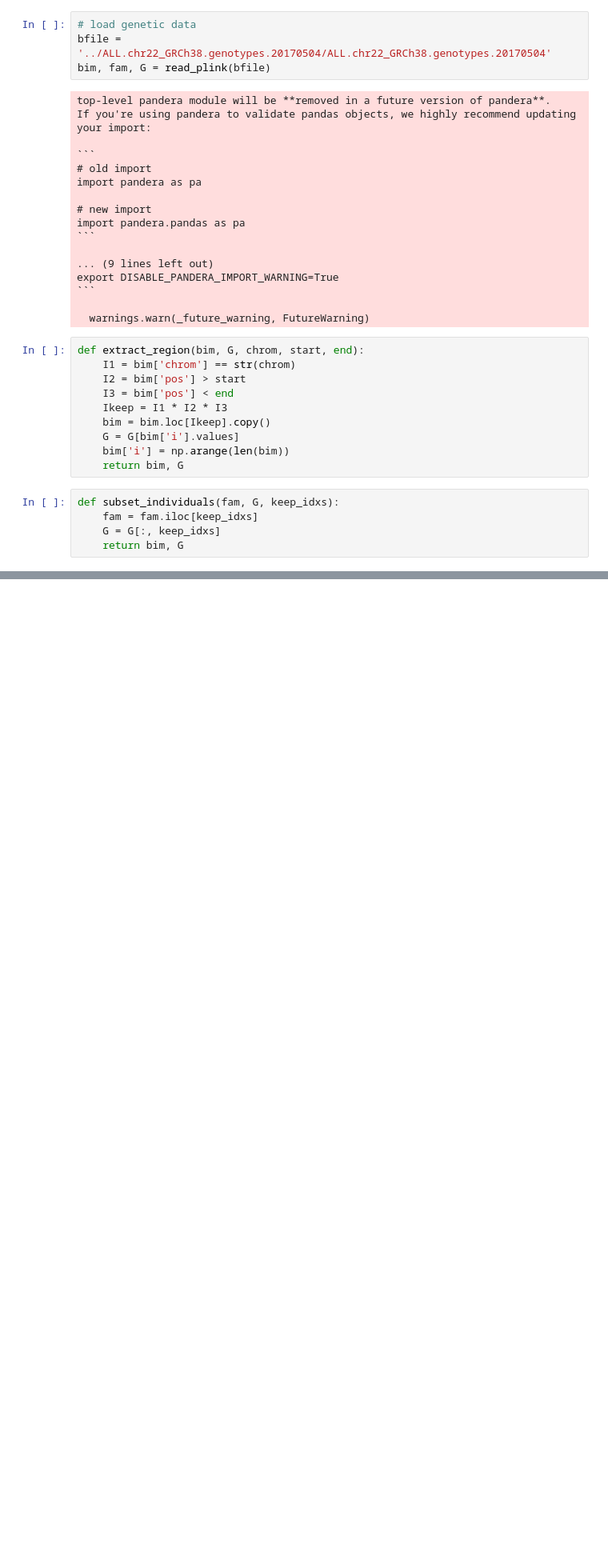
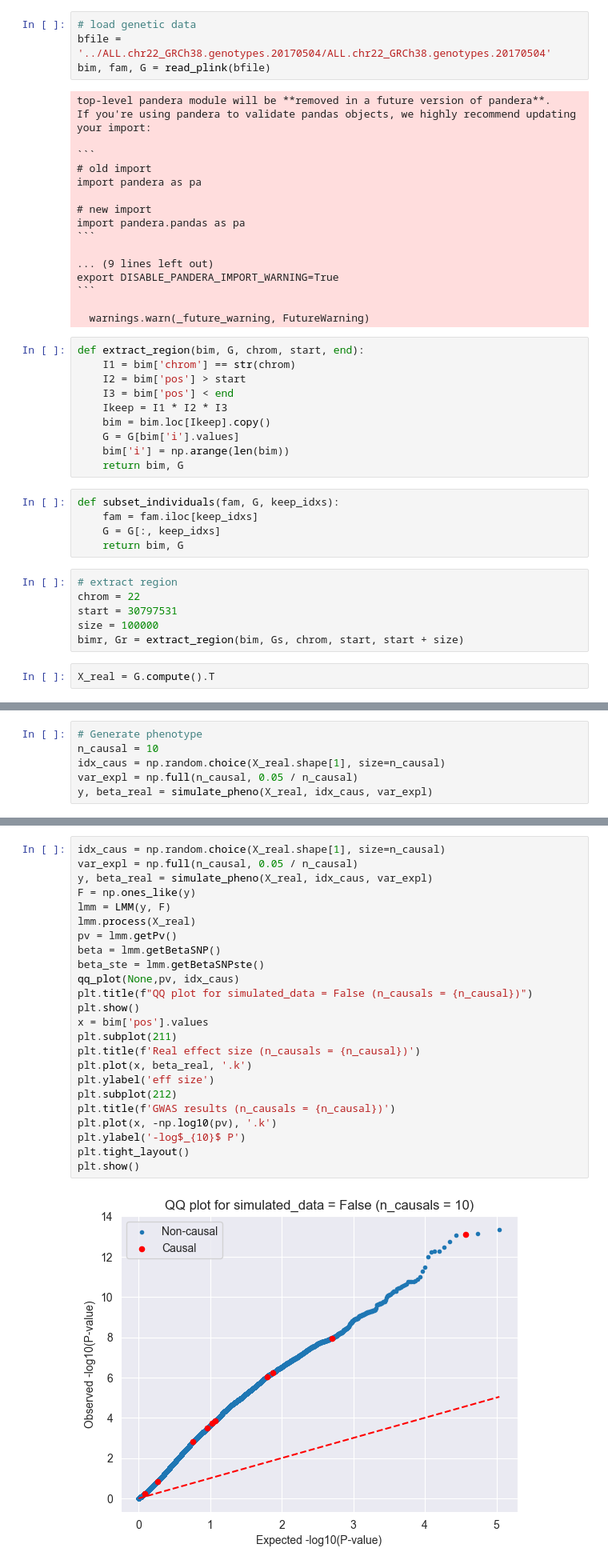
Before and after one commit to sueoglu/gobi_gwas, a Jupyter notebook: david/david_gwas.ipynb, the cells around one changed output, grey strips where cells are left out. Shown at 80% size. Drawn from its saved outputs; the diff is of its cells as text; blank space fills up the shorter version.

```diff
--- a/david/david_gwas.ipynb
+++ b/david/david_gwas.ipynb
@@ -101,3 +101,11 @@ def subset_individuals(fam, G, keep_idxs):
     fam = fam.iloc[keep_idxs]
     G = G[:, keep_idxs]
     return bim, G
+# %%
+# extract region
+chrom = 22
+start = 30797531
+size = 100000
+bimr, Gr = extract_region(bim, Gs, chrom, start, start + size)
+# %%
+X_real = G.compute().T
@@ -103,0 +181,6 @@ def subset_individuals(fam, G, keep_idxs):
+# %%
+# Generate phenotype
+n_causal = 10
+idx_caus = np.random.choice(X_real.shape[1], size=n_causal)
+var_expl = np.full(n_causal, 0.05 / n_causal)
+y, beta_real = simulate_pheno(X_real, idx_caus, var_expl)
@@ -103,0 +195,26 @@ def subset_individuals(fam, G, keep_idxs):
+# %%
+idx_caus = np.random.choice(X_real.shape[1], size=n_causal)
+var_expl = np.full(n_causal, 0.05 / n_causal)
+y, beta_real = simulate_pheno(X_real, idx_caus, var_expl)
+F = np.ones_like(y)
+lmm = LMM(y, F)
+lmm.process(X_real)
+pv = lmm.getPv()
+beta = lmm.getBetaSNP()
+beta_ste = lmm.getBetaSNPste()
+qq_plot(None,pv, idx_caus)
+plt.title(f"QQ plot for simulated_data = False (n_causals = {n_causal})")
+plt.show()
+x = bim['pos'].values
+plt.subplot(211)
+plt.title(f'Real effect size (n_causals = {n_causal})')
+plt.plot(x, beta_real, '.k')
+plt.ylabel('eff size')
+plt.subplot(212)
+plt.title(f'GWAS results (n_causals = {n_causal})')
+plt.plot(x, -np.log10(pv), '.k')
+plt.ylabel('-log$_{10}$ P')
+plt.tight_layout()
+plt.show()
+# %% [output]
+[figure, added]
```
Also changed, not shown: parts of 6 cells of this notebook.
